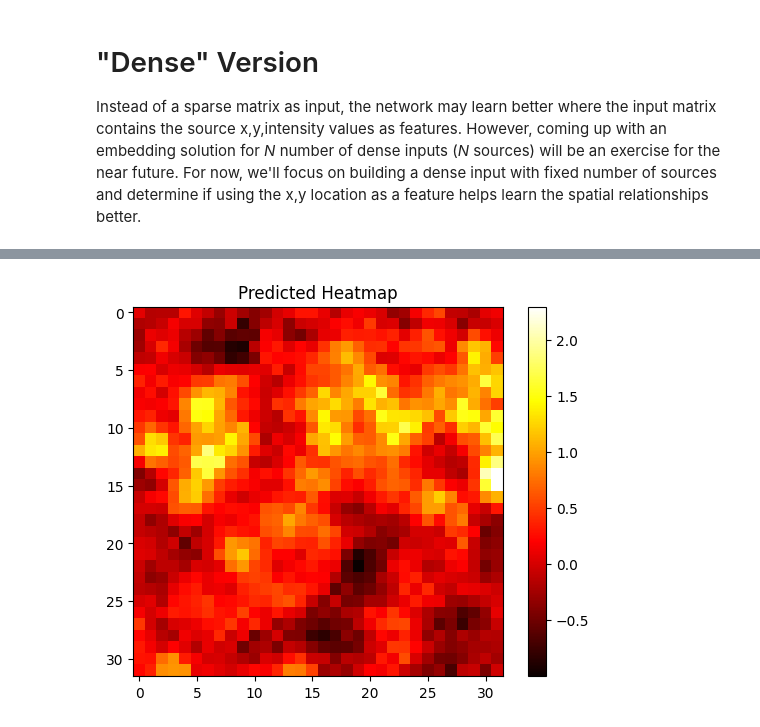
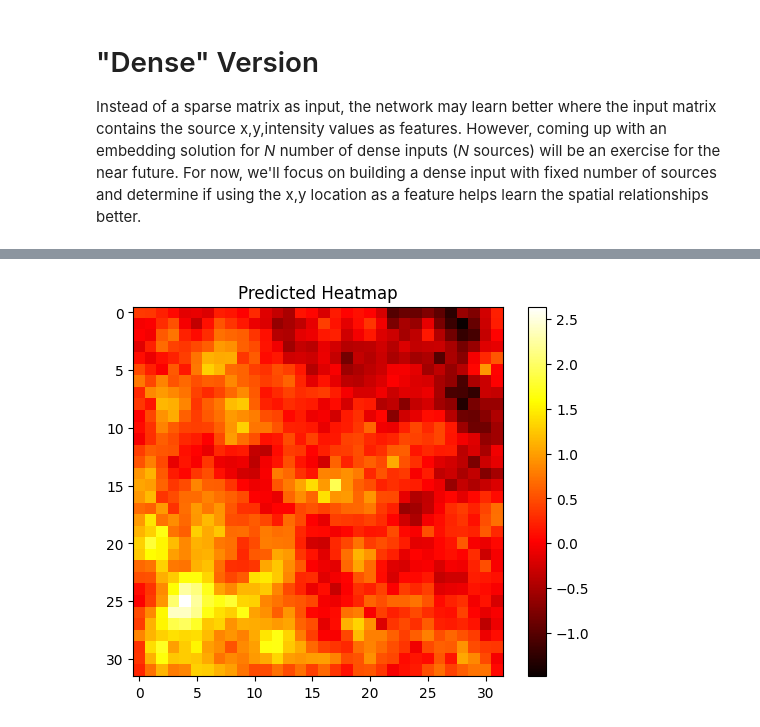
Before and after one commit to ElDuderino/AnalyteDiffusionAI, a Jupyter notebook: diffusion_model_sequential_linear.ipynb, the cells around one changed output, grey strips where cells are left out. Cells and saved outputs as stored; diff of their text form; code cells hidden in the pictures.

```diff
--- a/diffusion_model_sequential_linear.ipynb
+++ b/diffusion_model_sequential_linear.ipynb
@@ -185,7 +185,7 @@ import keras
 import numpy as np
 import pandas as pd
 from keras.models import Sequential
-from keras.layers import Dense, Dropout, BatchNormalization
+from keras.layers import Dense, Dropout, BatchNormalization, Identity
 from sklearn.model_selection import train_test_split
 from sklearn.metrics import mean_squared_error
 from tensorflow.keras import activations
@@ -213,13 +213,15 @@ def build_model_leaky(n_inputs, hidden_layers=[10, 10, 10], n_out=1, dropout=0.,
         if i == 0:
             # define the input shape based on n_inputs
             model.add(Dense(hidden_layers[i], input_shape=(n_inputs,), kernel_initializer=initializer))
-            model.add(LeakyReLU(alpha = alpha))
+            # model.add(LeakyReLU(alpha = alpha))
+            model.add(Identity())
         else:
             model.add(Dropout(dropout))
-            model.add(BatchNormalization())
+            # model.add(BatchNormalization())
             # base the input shape on the previous layer
             model.add(Dense(hidden_layers[i], input_shape=(hidden_layers[i-1],), kernel_initializer=initializer))
-            model.add(LeakyReLU(alpha = alpha))
+            # model.add(LeakyReLU(alpha = alpha))
+            model.add(Identity())
 
     model.add(Dropout(dropout))
     model.add(BatchNormalization())
@@ -430,7 +432,7 @@ def generate_dataset_dense(m, n, num_heatmaps=1000, n_sources=4):
 
     return dense_matrices, heatmap_matrices
 # %%
-n_heatmaps_dense = 1000
+n_heatmaps_dense = 2000
 
 Xs_dense, Ys_dense = generate_dataset_dense(heatmap_w, heatmap_h, num_heatmaps=n_heatmaps_dense)
 # %%
@@ -462,7 +464,7 @@ print(X_test_dense.shape, y_test_dense.shape)
 # %%
 n_epochs = 100
-hidden_layers = [1024, 1024, 1024, 1024]
-batch_size = 32
+hidden_layers = [8192]
+batch_size = 256
 alpha = 0.2
 
 best_model_name = 'best_linear_dispersion_model_dense.h5'
@@ -511,7 +513,7 @@ preds_dense = model_dense.predict(X_test_dense)
 # %%
-plt.imshow(preds_dense[20].reshape(heatmap_w, heatmap_h), cmap='hot', interpolation='nearest')
+plt.imshow(preds_dense[100].reshape(heatmap_w, heatmap_h), cmap='hot', interpolation='nearest')
 plt.title("Predicted Heatmap")
 plt.colorbar()
 plt.show()
 # %% [output]
-[figure, old version]
+[figure, new version]
```
Also changed, not shown: parts of 15 cells of this notebook.
